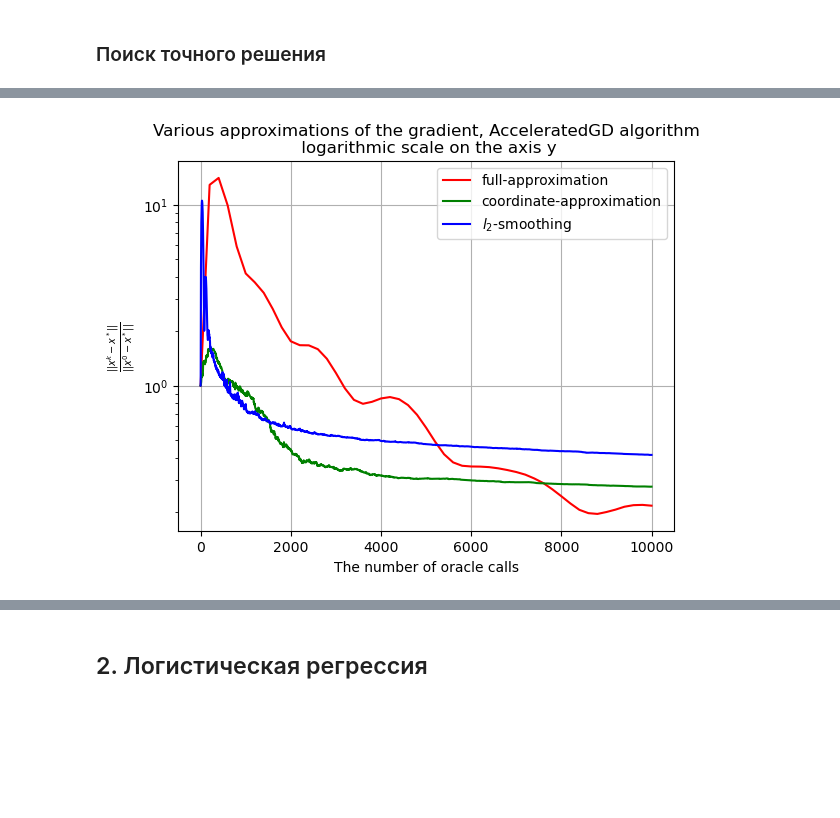
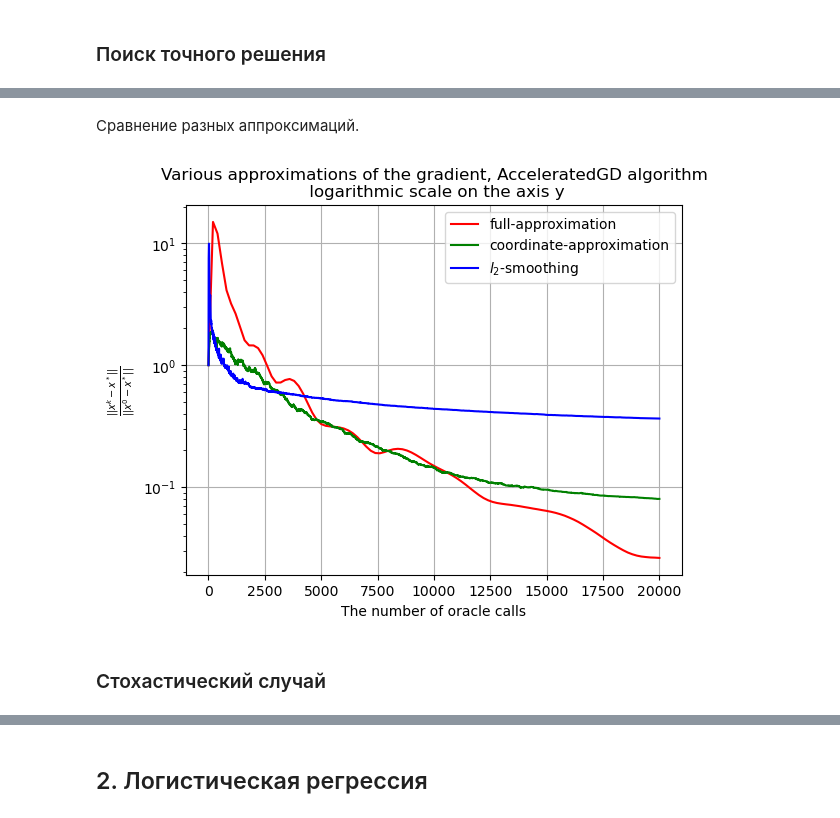
Before and after one commit to intsystems/2024-Project-160, a Jupyter notebook: code/main.ipynb, the cells around one changed output, grey strips where cells are left out. Saved outputs shown, nothing was run; the diff lists cells and outputs as text; code cells hidden in the pictures; blank space fills up the shorter version.

```diff
--- a/code/main.ipynb
+++ b/code/main.ipynb
@@ -66,31 +69,26 @@ def learning_rate_GD(k):
     return 1./L
 
 def learning_rate_AcceleratedGD(k):
-    return 0.75/L
+    return 1./L
 
 def learning_rate_Nesterov(k):
     return 1./L
 # %%
-turtle = TurtleApproximator(oracle, gamma=gamma)
+np.random.seed(SEED)
+gamma=1e-4
 coordinate = CoordinateApproximator(oracle, gamma=gamma)
-lame = LameApproximator(oracle, gamma=gamma)
 
-seed = 18
-np.random.seed(seed)
-x_0 = np.random.random(size=d)
-x_0 = x_0 / np.linalg.norm(x_0)
-
-p = 0.15
+p = 0.2
 beta = p * (mu * learning_rate_AcceleratedGD(0))**0.5
 eta = 1/(mu * learning_rate_AcceleratedGD(0))**0.5
 theta = (p / eta - 1)/(beta * p / eta - 1)
 
-momentum = 0.1
-num_calls = 10**4
+momentum = 0.2
+num_calls = 2 * 10**4
 
 optimizers_list = [
+    AcceleratedGDOptimizer(coordinate, learning_rate_AcceleratedGD, x_0, theta, eta, beta, p, sett, x_sol, max_oracle_calls=num_calls),
     GDOptimizer(coordinate, learning_rate_GD, x_0, sett, x_sol, max_oracle_calls=num_calls),
-    AcceleratedGDOptimizer(coordinate, learning_rate_AcceleratedGD, x_0, theta, eta, beta, p, sett, x_sol, max_oracle_calls=num_calls),
     NesterovOptimizer(coordinate, learning_rate_Nesterov, x_0, momentum, sett, x_sol, max_oracle_calls=num_calls),
 ]
 
@@ -98,5 +96,5 @@ for opt in optimizers_list:
     opt.optimize()
 
 make_err_plot(optimizers_list)
-#make_err_plot(optimizers_list, save_name=f"Deterministic_quadratic_GD_AGD_Nesterov_{seed}")
+# make_err_plot(optimizers_list, save_name=f"Deterministic_quadratic_AGD_GD_Nesterov_{SEED}", title='')
 # %% [output]
@@ -104,7 +104,7 @@ make_err_plot(optimizers_list)
 # %%
 optimizers_list = []
 
-for p in [0.05, 0.1, 0.15, 0.2, 0.3]:
+for p in [0.05, 0.1, 0.15, 0.2, 0.25]:
     beta = p * (mu * learning_rate_AcceleratedGD(0))**0.5
     eta = 1/(mu * learning_rate_AcceleratedGD(0))**0.5
     theta = (p / eta - 1)/(beta * p / eta - 1)
@@ -113,5 +113,5 @@ for p in [0.05, 0.1, 0.15, 0.2, 0.3]:
 for opt in optimizers_list:
     opt.optimize()
 
-make_err_plot(optimizers_list, labels=[0.05, 0.1, 0.15, 0.2, 0.3])
+make_err_plot(optimizers_list, labels=[0.05, 0.1, 0.15, 0.2, 0.25])
 # %% [output]
@@ -118,0 +121,10 @@ make_err_plot(optimizers_list, labels=[0.05, 0.1, 0.15, 0.2, 0.3])
+# %%
+optimizers_list = []
+
+for momentum in [0.05, 0.1, 0.15, 0.2, 0.25]:
+    optimizers_list += [NesterovOptimizer(coordinate, learning_rate_Nesterov, x_0, momentum, sett, x_sol, max_oracle_calls=num_calls)]
+
+for opt in optimizers_list:
+    opt.optimize()
+
+make_err_plot(optimizers_list, labels=[0.05, 0.1, 0.15, 0.2, 0.25])
@@ -119,28 +133,34 @@ make_err_plot(optimizers_list, labels=[0.05, 0.1, 0.15, 0.2, 0.3])
+# %% [markdown]
+Сравнение разных аппроксимаций.
 # %%
+num_calls = 2 * 10**4
+
 p = 0.9
 beta = p * (mu * learning_rate_AcceleratedGD(0))**0.5
 eta = 1/(mu * learning_rate_AcceleratedGD(0))**0.5
 theta = (p / eta - 1)/(beta * p / eta - 1)
+turtle = TurtleApproximator(oracle, gamma=gamma)
 
 optimizers_list = [
     AcceleratedGDOptimizer(turtle, learning_rate_AcceleratedGD, x_0, theta, eta, beta, p, sett, x_sol, max_oracle_calls=num_calls)
 ]
 
-p = 0.15
+p = 0.2
 beta = p * (mu * learning_rate_AcceleratedGD(0))**0.5
 eta = 1/(mu * learning_rate_AcceleratedGD(0))**0.5
 theta = (p / eta - 1)/(beta * p / eta - 1)
-
-num_calls = 10**4
+lame = LameApproximator(oracle, gamma=gamma)
 
 optimizers_list += [
     AcceleratedGDOptimizer(coordinate, learning_rate_AcceleratedGD, x_0, theta, eta, beta, p, sett, x_sol, max_oracle_calls=num_calls),
     AcceleratedGDOptimizer(lame, learning_rate_AcceleratedGD, x_0, theta, eta, beta, p, sett, x_sol, max_oracle_calls=num_calls),
 ]
 
 for opt in optimizers_list:
     opt.optimize()
 
 make_err_plot(optimizers_list)
 # %% [output]
-[figure, old version]
+[figure, new version]
+# %% [markdown]
+### Стохастический случай
```
Also changed, not shown: parts of 27 cells of this notebook, 3 other files.
